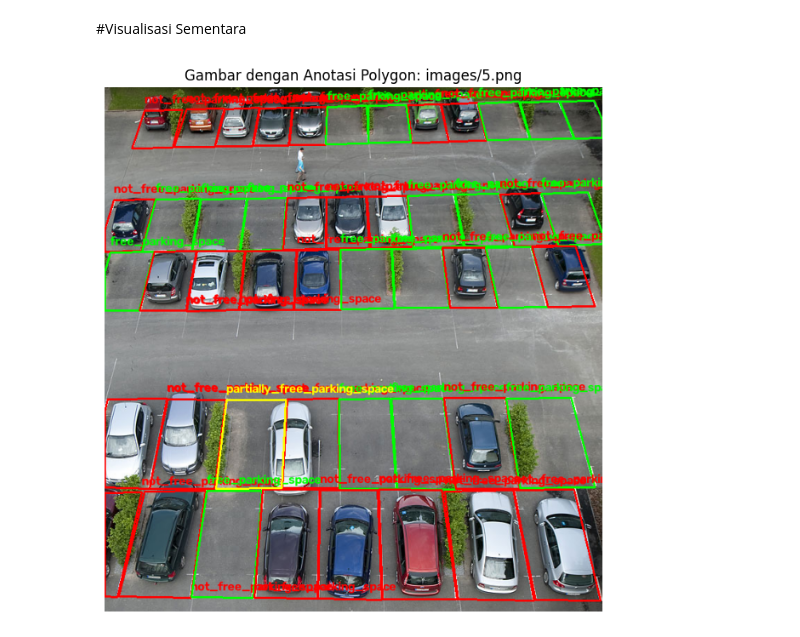
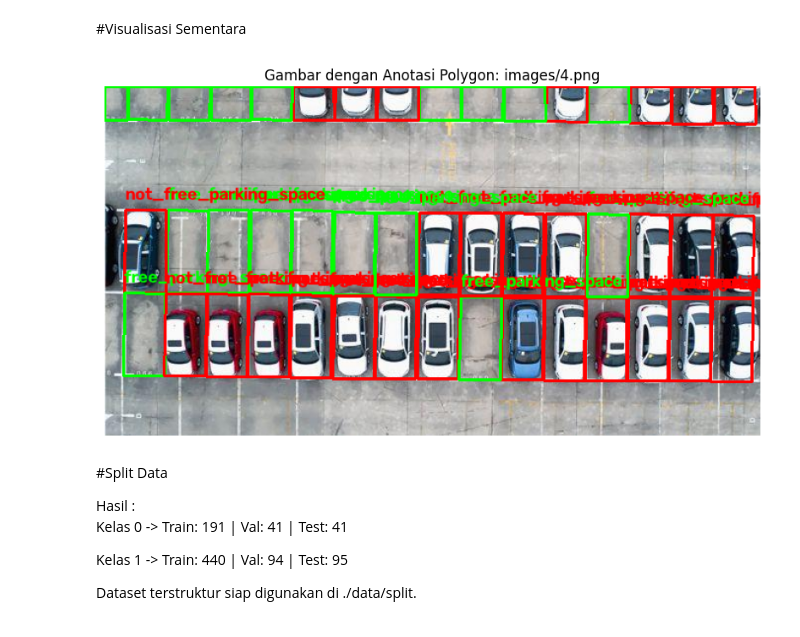
Before and after one commit to InahH-004/Parking-Space-Detection, a Jupyter notebook: Tahap_1_Persiapan_Data.ipynb, the cells around one changed output. Cells and saved outputs as stored; diff of their text form; code cells hidden in the pictures.

Commit message:
Error fixing, Import dataset via kagglehub, splitting dataset, add comments and description

```diff
--- a/Tahap_1_Persiapan_Data.ipynb
+++ b/Tahap_1_Persiapan_Data.ipynb
@@ -44,0 +23,7 @@ Dataset berhasil diunduh dan diekstrak ke ./data
+# %%
+import kagglehub
+
+# Download latest version
+path = kagglehub.dataset_download("trainingdatapro/parking-space-detection-dataset")
+
+print("Path to dataset files:", path)
@@ -58,0 +36,19 @@ CONFIG = {
+# %%
+import os
+
+CONFIG = {
+    "IMG_SIZE": (64, 64),
+    "XML_PATH": os.path.join(path, "annotations.xml"),
+    "IMAGES_DIR": os.path.join(path, "images"),
+    "RANDOM_STATE": 42,
+    "LABEL_MAP": {
+        "free_parking_space": 0,
+        "not_free_parking_space": 1,
+        "partially_free_parking_space": 1
+    }
+}
+
+# Verifikasi keberadaan file
+assert os.path.exists(CONFIG["XML_PATH"]), "File annotations.xml tidak ditemukan!"
+assert os.path.exists(CONFIG["IMAGES_DIR"]), "Direktori citra tidak ditemukan!"
+print("Dataset siap digunakan di:", path)
@@ -88,6 +103,7 @@ import xml.etree.ElementTree as ET
 import numpy as np
 
 # 1. Menyiapkan direktori penyimpanan berdasarkan label biner
+# Tentukan direktori dasar tempat gambar yang diproses akan disimpan di lokasi yang dapat ditulisi
 PROCESSED_DIR = "./data/processed"
 os.makedirs(os.path.join(PROCESSED_DIR, "0"), exist_ok=True)
 os.makedirs(os.path.join(PROCESSED_DIR, "1"), exist_ok=True)
@@ -102,7 +118,7 @@ total_extracted = 0
 # 3. Iterasi untuk memproses setiap gambar yang tercatat di XML
 for image_node in root.findall('image'):
     img_name = image_node.get('name')
-    img_path = os.path.join(CONFIG["IMAGES_DIR"], img_name)
+    img_path = os.path.join(path, img_name)
     img = cv2.imread(img_path)
 
     # Lewati jika file gambar asli tidak ditemukan di direktori
@@ -110,7 +126,7 @@ for image_node in root.findall('image'):
         # print(f"Peringatan: Gambar tidak ditemukan di {img_path}, melewati.")
         continue
 
-    # 4. Iterasi setiap polygon (sebelumnya kotak batas) di dalam gambar
+    # 4. Iterasi setiap polygon di dalam gambar
     for idx, polygon_node in enumerate(image_node.findall('polygon')):
         label = polygon_node.get('label')
 
@@ -122,7 +138,7 @@ for image_node in root.findall('image'):
 
         # Parsing string points ke list of tuples (x, y)
         points = []
-        for pair in points_str.split(';') :
+        for pair in points_str.split(';') : # Ubah pemisah dari spasi menjadi titik koma
             x, y = map(float, pair.split(','))
             points.append((int(x), int(y)))
 
@@ -150,7 +166,7 @@ for image_node in root.findall('image'):
         # Membersihkan nama file jika img_name memiliki format folder seperti 'images/0.png'
         clean_name = img_name.replace("/", "_").replace("\\", "_").split('.')[0]
         patch_filename = f"{clean_name}_patch_{idx}.jpg"
-        save_path = os.path.join(PROCESSED_DIR, str(num_label), patch_filename)
+        save_path = os.path.join(PROCESSED_DIR, str(num_label), patch_filename) # Gunakan PROCESSED_DIR di sini
 
         cv2.imwrite(save_path, patch)
         total_extracted += 1
@@ -219,10 +216,11 @@ import xml.etree.ElementTree as ET
 import numpy as np
 
 # Pilih nama gambar untuk divisualisasikan
-image_to_visualize = 'images/5.png' # Kita bisa pilih gambar pertama sebagai contoh
+image_to_visualize = 'images/4.png' # Pilih gambar apapuun
 
 # Membaca gambar
-image_path = os.path.join(CONFIG["IMAGES_DIR"], image_to_visualize)
+image_filename = os.path.basename(image_to_visualize)
+image_path = os.path.join(CONFIG["IMAGES_DIR"], image_filename)
 img = cv2.imread(image_path)
 img_rgb = cv2.cvtColor(img, cv2.COLOR_BGR2RGB)
 
@@ -254,31 +252,40 @@ if image_node is not None:
 
         # Ubah points menjadi array numpy
         points_np = np.array(points, np.int32)
         points_np = points_np.reshape((-1, 1, 2)) # Reshape untuk cv2.polylines
 
         # Tentukan warna berdasarkan label
         color = (0, 255, 0) # Hijau untuk 'free_parking_space'
         if 'not_free_parking_space' in label:
             color = (255, 0, 0) # Merah untuk 'not_free_parking_space'
         elif 'partially_free_parking_space' in label:
             color = (255, 255, 0) # Kuning untuk 'partially_free_parking_space'
 
         # Gambar polygon
         cv2.polylines(img_with_annotations, [points_np], isClosed=True, color=color, thickness=2)
 
         # Tambahkan teks label (opsional)
         # Cari titik tengah polygon atau gunakan salah satu titik sudut untuk teks
         if points_np.size > 0:
             text_x, text_y = points_np[0][0][0], points_np[0][0][1] - 10 # Sedikit di atas titik pertama
             cv2.putText(img_with_annotations, label, (text_x, text_y), cv2.FONT_HERSHEY_SIMPLEX, 0.6, color, 2)
 
     # Tampilkan gambar dengan anotasi
     plt.figure(figsize=(10, 8))
     plt.imshow(img_with_annotations)
     plt.title(f"Gambar dengan Anotasi Polygon: {image_to_visualize}")
     plt.axis('off')
     plt.show()
 else:
     print(f"Node gambar untuk {image_to_visualize} tidak ditemukan dalam annotations.xml.")
 # %% [output]
-[figure, old version]
+[figure, new version]
+# %% [markdown]
+#Split Data
+
+Hasil :
+Kelas 0 -> Train: 191 | Val: 41 | Test: 41
+
+Kelas 1 -> Train: 440 | Val: 94 | Test: 95
+
+Dataset terstruktur siap digunakan di ./data/split.
```
Also changed, not shown: parts of 19 cells of this notebook.
